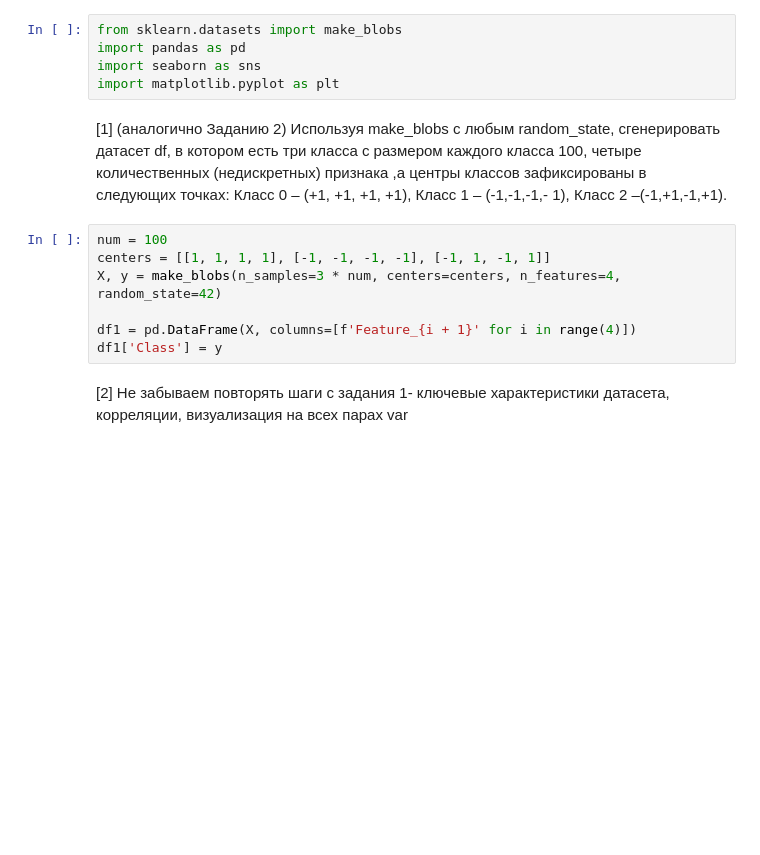
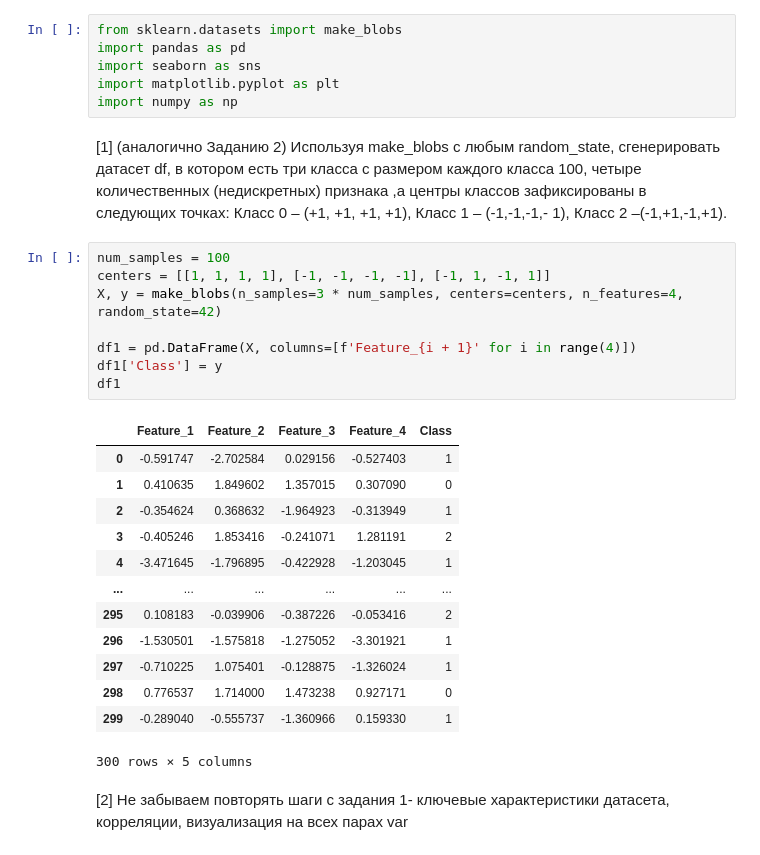
Before and after one commit to DaniilMako/theory_statistical_solutions, a Jupyter notebook: lab3alt.ipynb, the cells around one changed output. Saved outputs shown, nothing was run; the diff lists cells and outputs as text; blank space fills up the shorter version.

```diff
--- a/lab3alt.ipynb
+++ b/lab3alt.ipynb
@@ -3,15 +3,31 @@ from sklearn.datasets import make_blobs
 import pandas as pd
 import seaborn as sns
 import matplotlib.pyplot as plt
+import numpy as np
 # %% [markdown]
 [1] (аналогично Заданию 2) Используя make_blobs с любым random_state, сгенерировать датасет df, в котором есть три класса с размером каждого класса  100, четыре количественных (недискретных) признака ,а центры классов зафиксированы в следующих точках: Класс 0 – (+1, +1, +1, +1), Класс 1 – (-1,-1,-1,- 1), Класс 2 –(-1,+1,-1,+1).
 # %%
-num = 100
+num_samples = 100
 centers = [[1, 1, 1, 1], [-1, -1, -1, -1], [-1, 1, -1, 1]]
-X, y = make_blobs(n_samples=3 * num, centers=centers, n_features=4, random_state=42)
+X, y = make_blobs(n_samples=3 * num_samples, centers=centers, n_features=4, random_state=42)
 
 df1 = pd.DataFrame(X, columns=[f'Feature_{i + 1}' for i in range(4)])
 df1['Class'] = y
+df1
+# %% [output]
+|  | Feature_1 | Feature_2 | Feature_3 | Feature_4 | Class |
+| 0 | -0.591747 | -2.702584 | 0.029156 | -0.527403 | 1 |
+| 1 | 0.410635 | 1.849602 | 1.357015 | 0.307090 | 0 |
+| 2 | -0.354624 | 0.368632 | -1.964923 | -0.313949 | 1 |
+| 3 | -0.405246 | 1.853416 | -0.241071 | 1.281191 | 2 |
+| 4 | -3.471645 | -1.796895 | -0.422928 | -1.203045 | 1 |
+| ... | ... | ... | ... | ... | ... |
+| 295 | 0.108183 | -0.039906 | -0.387226 | -0.053416 | 2 |
+| 296 | -1.530501 | -1.575818 | -1.275052 | -3.301921 | 1 |
+| 297 | -0.710225 | 1.075401 | -0.128875 | -1.326024 | 1 |
+| 298 | 0.776537 | 1.714000 | 1.473238 | 0.927171 | 0 |
+| 299 | -0.289040 | -0.555737 | -1.360966 | 0.159330 | 1 |
+300 rows × 5 columns
 # %% [markdown]
 [2] Не забываем повторять шаги с задания 1- ключевые характеристики датасета, корреляции, визуализация на всех парах var
 # %%
```
Also changed, not shown: parts of 2 cells of this notebook, 2 other files.
